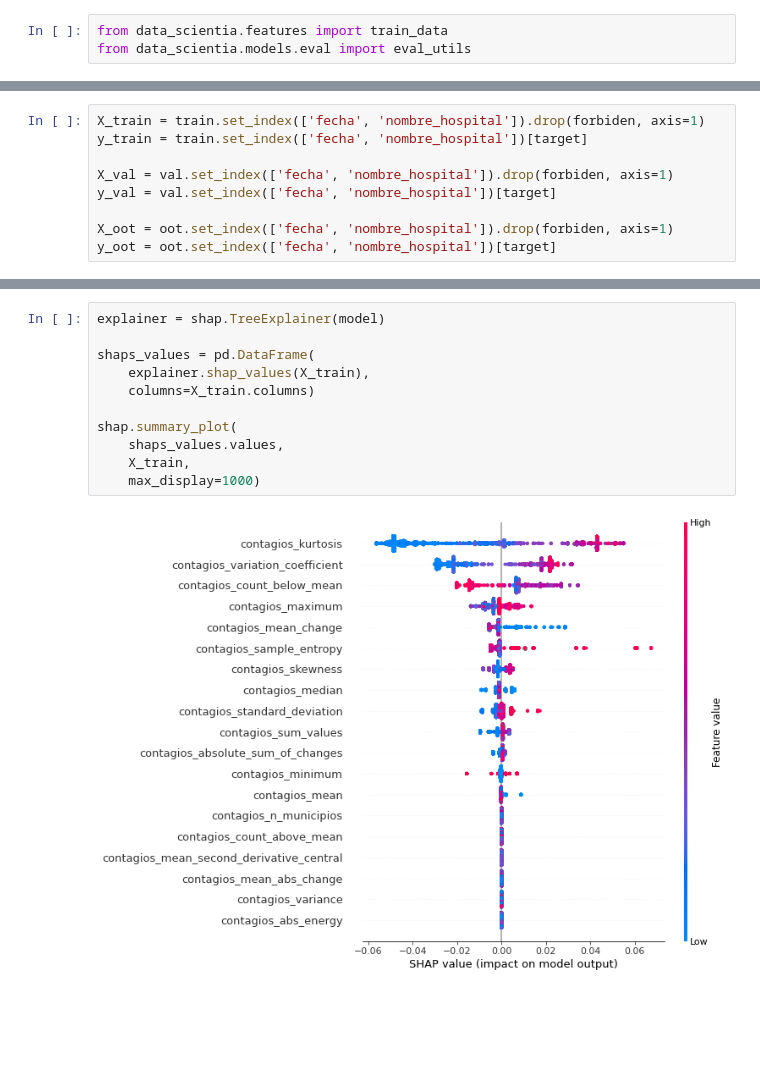
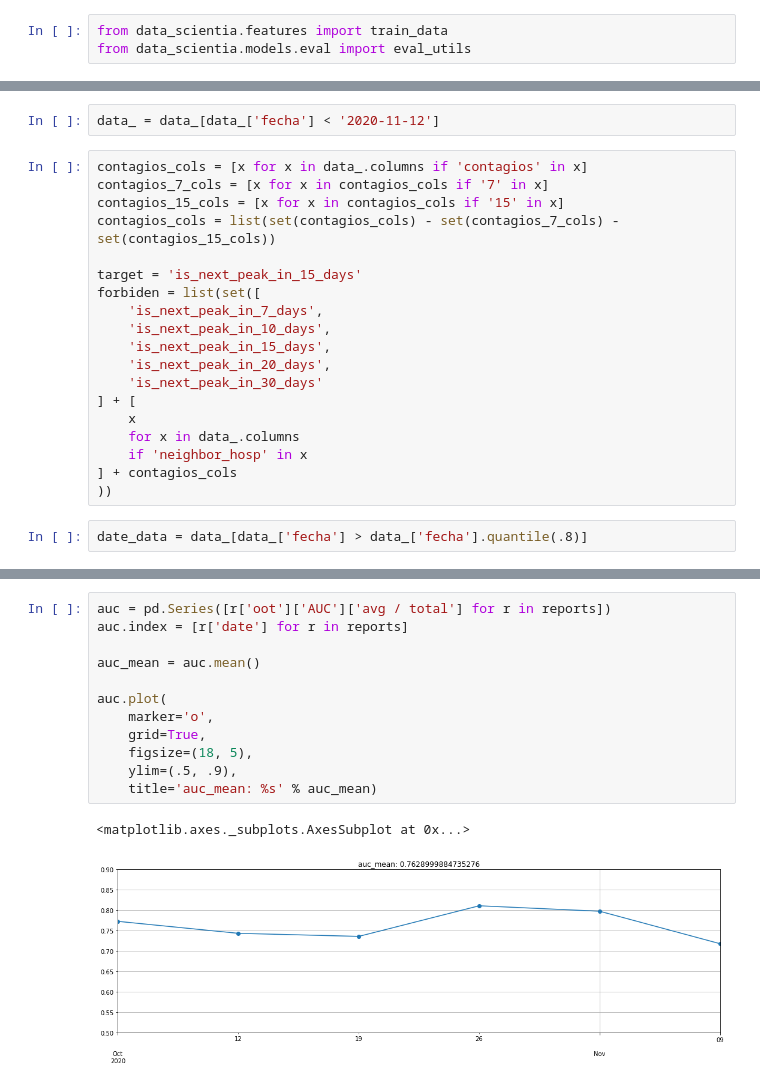
Before and after one commit to dhdzmota/omath_mota_rulo, a Jupyter notebook: notebooks/Experiment.ipynb, the cells around one changed output, grey strips where cells are left out. Drawn from its saved outputs; the diff is of its cells as text; blank space fills up the shorter version.

Commit message:
final model

```diff
--- a/notebooks/Experiment.ipynb
+++ b/notebooks/Experiment.ipynb
@@ -67,9 +44,0 @@ train = train[train['fecha'] < val_boundary]
-# %%
-X_train = train.set_index(['fecha', 'nombre_hospital']).drop(forbiden, axis=1)
-y_train = train.set_index(['fecha', 'nombre_hospital'])[target]
-
-X_val = val.set_index(['fecha', 'nombre_hospital']).drop(forbiden, axis=1)
-y_val = val.set_index(['fecha', 'nombre_hospital'])[target]
-
-X_oot = oot.set_index(['fecha', 'nombre_hospital']).drop(forbiden, axis=1)
-y_oot = oot.set_index(['fecha', 'nombre_hospital'])[target]
@@ -80 +45,24 @@ print(data.shape[0], X_train.shape[0], X_val.shape[0], X_oot.shape[0])
+# %%
+data_ = data_[data_['fecha'] < '2020-11-12']
+# %%
+contagios_cols = [x for x in data_.columns if 'contagios' in x]
+contagios_7_cols = [x for x in contagios_cols if '7' in x]
+contagios_15_cols = [x for x in contagios_cols if '15' in x]
+contagios_cols = list(set(contagios_cols) - set(contagios_7_cols) - set(contagios_15_cols))
+
+target = 'is_next_peak_in_15_days'
+forbiden = list(set([
+    'is_next_peak_in_7_days',
+    'is_next_peak_in_10_days',
+    'is_next_peak_in_15_days',
+    'is_next_peak_in_20_days',
+    'is_next_peak_in_30_days'
+] + [
+    x
+    for x in data_.columns
+    if 'neighbor_hosp' in x
+] + contagios_cols
+))
+# %%
+date_data = data_[data_['fecha'] > data_['fecha'].quantile(.8)]
 # %%
@@ -153,13 +272,15 @@ avg / total   0.891025  0.352941  0.441892   2159.0  2159.0  0.645333
-# %%
-explainer = shap.TreeExplainer(model)
-
-shaps_values = pd.DataFrame(
-    explainer.shap_values(X_train),
-    columns=X_train.columns)
-
-shap.summary_plot(
-    shaps_values.values,
-    X_train,
-    max_display=1000)
-# %% [output]
-[figure, removed]
+# %%
+auc = pd.Series([r['oot']['AUC']['avg / total'] for r in reports])
+auc.index = [r['date'] for r in reports]
+
+auc_mean = auc.mean()
+
+auc.plot(
+    marker='o',
+    grid=True,
+    figsize=(18, 5),
+    ylim=(.5, .9),
+    title='auc_mean: %s' % auc_mean)
+# %% [output]
+<matplotlib.axes._subplots.AxesSubplot at 0x...>
+[figure, added]
```
Also changed, not shown: parts of 5 cells of this notebook, 2 other files.
